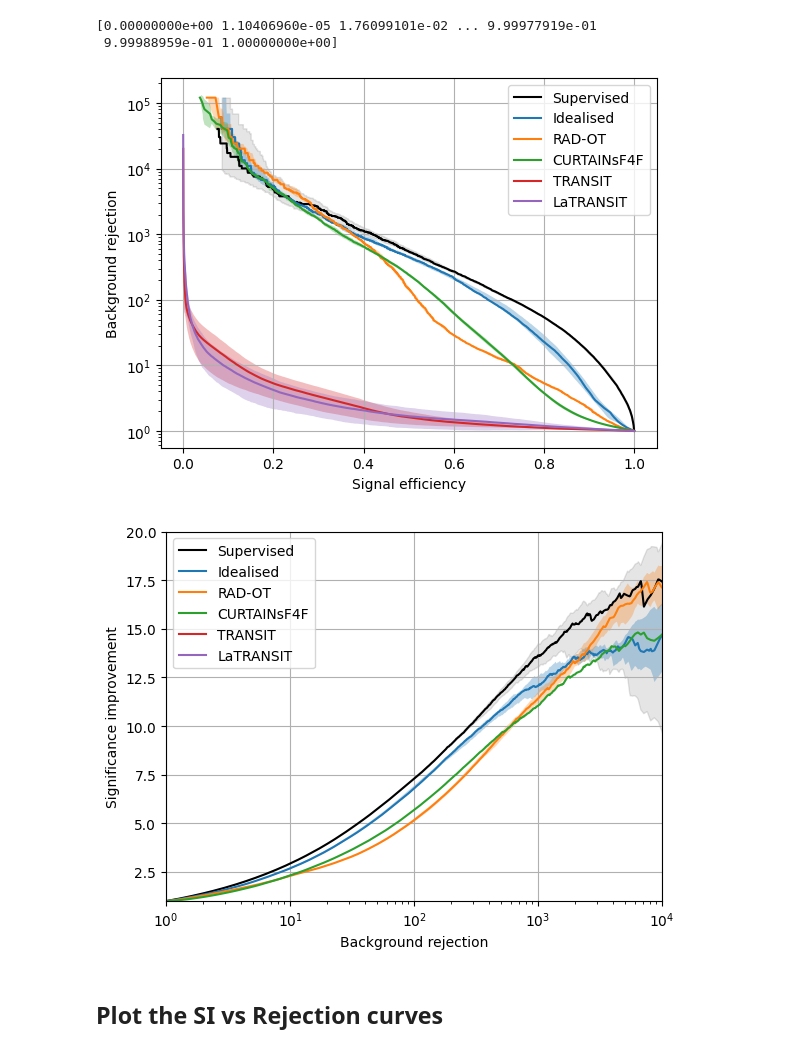
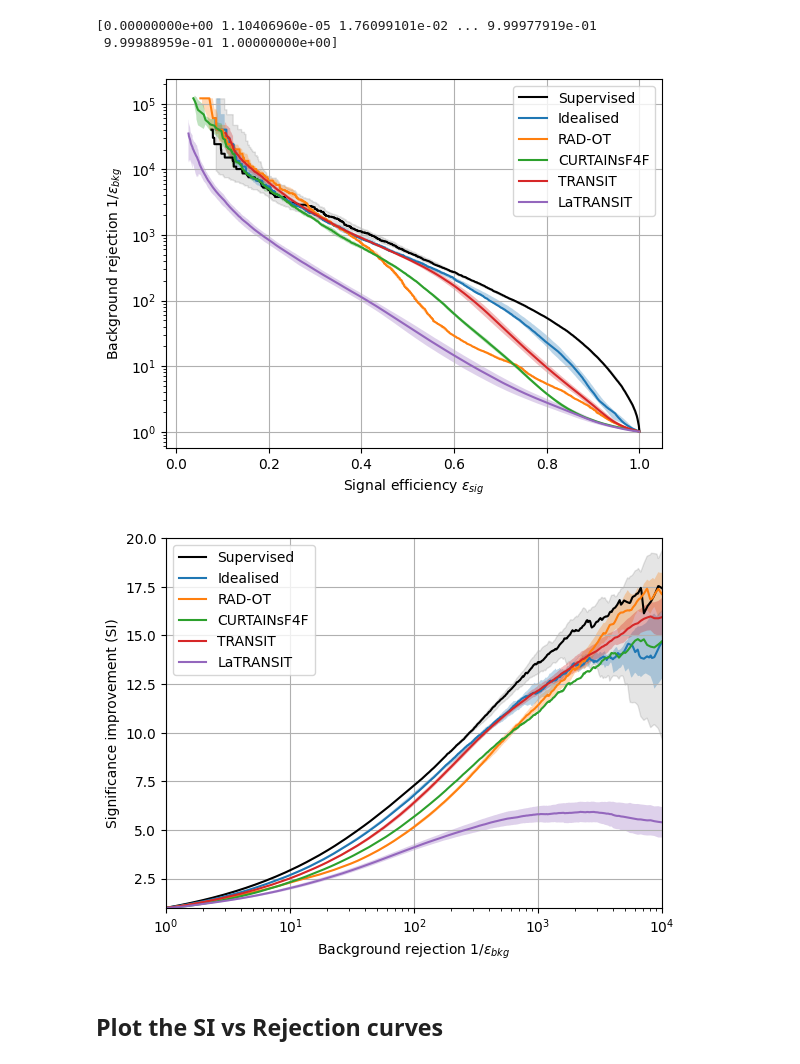
Before and after one commit to IvanOleksiyuk/transit, a Jupyter notebook: notebooks/final_plotsPAPER.ipynb, the cells around one changed output. Cells and saved outputs as stored; diff of their text form; code cells hidden in the pictures.

```diff
--- a/notebooks/final_plotsPAPER.ipynb
+++ b/notebooks/final_plotsPAPER.ipynb
@@ -20,7 +20,7 @@ name_in_curves = "transit"
 add_latent = True
 add_sigma=False
 # %%
-save_folder = "/home/users/o/oleksiyu/WORK/hyperproject/plots/fig1/"
+save_folder = "/home/users/o/oleksiyu/WORK/hyperproject/plots/fig2/"
 save_folder_optional = "/home/users/o/oleksiyu/WORK/hyperproject/plots/fig/optional/"
 delete_previous = False
 if delete_previous:
@@ -614,12 +619,12 @@ print(N_EVENTS_SR)
 121339
 # %%
 # load my curves
-my_curver_rej = np.load(group_run_qaulity+"plots/compare/transit_rejection_v_TPR_comb_seeds_CWOLA.npy")
-my_curve_sic = np.load(group_run_qaulity+"plots/compare/transit_SI_v_rej_comb_seeds_CWOLA.npy")
+my_curver_rej = np.load(group_run+"plots/compare/transit_rejection_v_TPR_comb_seeds_CWOLA.npy")
+my_curve_sic = np.load(group_run+"plots/compare/transit_SI_v_rej_comb_seeds_CWOLA.npy")
 my_curve_roc_closure = np.load(group_run_qaulity+"plots/compare/transit_ROC_closure_comb_seeds_CWOLA.npy")
 
-laTRANSIT_curver_rej = np.load(group_run_qaulity+"plots/compare/transitLatent_rejection_v_TPR_comb_seeds_CWOLA.npy")
-laTRANSIT_curve_sic = np.load(group_run_qaulity+"plots/compare/transitLatent_SI_v_rej_comb_seeds_CWOLA.npy")
+laTRANSIT_curver_rej = np.load(group_run+"plots/compare/transitLatent_rejection_v_TPR_comb_seeds_CWOLA.npy")
+laTRANSIT_curve_sic = np.load(group_run+"plots/compare/transitLatent_SI_v_rej_comb_seeds_CWOLA.npy")
 laTRANSIT_curve_roc_closure = np.load(group_run_qaulity+"plots/compare/transitLatent_ROC_closure_comb_seeds_CWOLA.npy")
 #print(my_curver_rej)
 # %%
@@ -770,26 +775,26 @@ idealised_curve = get_curve(files)
 # %%
 plt.figure()
 plt.plot(supervised_curve["x"], supervised_curve["y_center"], label="Supervised", color="black")
 plt.fill_between(supervised_curve["x"], supervised_curve["y_down"], supervised_curve["y_up"], alpha=0.1, color="black")
 plt.plot(idealised_curve["x"], idealised_curve["y_center"], label="Idealised")
 plt.fill_between(idealised_curve["x"], idealised_curve["y_down"], idealised_curve["y_up"], alpha=0.3)
 plt.plot(RADOT_curve["x"], RADOT_curve["y_center"], label="RAD-OT")
 plt.fill_between(RADOT_curve["x"], RADOT_curve["y_down"], RADOT_curve["y_up"], alpha=0.3)
 plt.plot(curtains_rej[0], curtains_rej[1], label="CURTAINsF4F")
 plt.fill_between(curtains_rej[0], curtains_rej[1]-curtains_rej[2], curtains_rej[1]+curtains_rej[2], alpha=0.3)
 plt.plot(my_curver_rej[0], my_curver_rej[1], label="TRANSIT")
 plt.fill_between(my_curver_rej[0], my_curver_rej[1]-my_curver_rej[2], my_curver_rej[1]+my_curver_rej[2], alpha=0.3)
 if add_latent:
     plt.plot(laTRANSIT_curver_rej[0], laTRANSIT_curver_rej[1], label="LaTRANSIT")
     plt.fill_between(laTRANSIT_curver_rej[0], laTRANSIT_curver_rej[1]-laTRANSIT_curver_rej[2], laTRANSIT_curver_rej[1]+laTRANSIT_curver_rej[2], alpha=0.3)
 plt.yscale("log")
 plt.grid()
 plt.legend()
-plt.xlabel("Signal efficiency")
-plt.ylabel("Background rejection")
-plt.savefig(save_folder+"inverse_rej.png", dpi=300, bbox_inches='tight')
+plt.xlabel(r"Signal efficiency $\epsilon_{sig}$")
+plt.ylabel(r"Background rejection $1/\epsilon_{bkg}$")
+plt.savefig(save_folder+"inverse_rej.pdf", dpi=300, bbox_inches='tight')
 # %% [output]
-[figure, old version]
+[figure, new version]
 # %%
 plt.figure()
 plt.plot(super_sic["x"], super_sic["y_center"], label="Supervised", color="black")
@@ -808,13 +813,13 @@ if add_latent:
 plt.xscale("log")
 plt.xlim(1, 10000)
 plt.ylim(1, 20)
-plt.xlabel("Background rejection")
-plt.ylabel("Significance improvement")
+plt.xlabel(r"Background rejection $1/\epsilon_{bkg}$")
+plt.ylabel("Significance improvement (SI)")
 plt.grid()
 plt.legend()
-plt.savefig(save_folder+"SIC.png", dpi=300, bbox_inches='tight')
+plt.savefig(save_folder+"SIC.pdf", dpi=300, bbox_inches='tight')
 # %% [output]
-[figure, old version]
+[figure, new version]
 # %% [markdown]
 ## Plot the SI vs Rejection curves
 # %%
```
Also changed, not shown: parts of 16 cells of this notebook.
